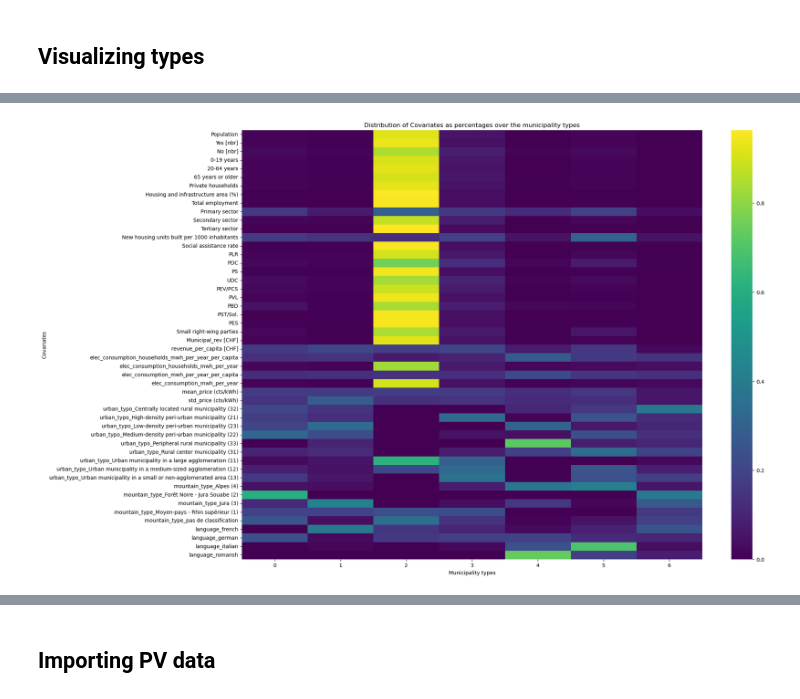
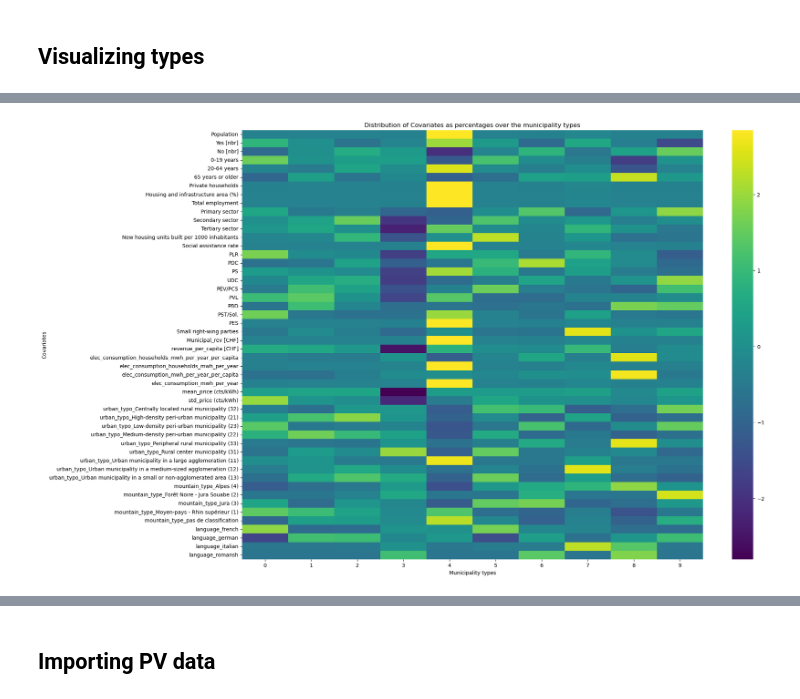
Before and after one commit to matheogodenzi/EnergyTransitionPotential, a Jupyter notebook: source/models/deep_embeddded_clustering.ipynb, the cells around one changed output, grey strips where cells are left out. Cells and saved outputs as stored; diff of their text form; code cells hidden in the pictures.

Commit message:
data that makes sense needs to adjust clusters

```diff
--- a/source/models/deep_embeddded_clustering.ipynb
+++ b/source/models/deep_embeddded_clustering.ipynb
@@ -235,7 +294,7 @@ X_tensor = torch.tensor(df.values, dtype=torch.float32)
 # Step 6: Instantiate the Autoencoder
 input_dim = df.shape[1]
 print(f"\nInput dim : {input_dim}\n")
-encoding_dim = 5 # Latent space dimension (you can change this)
+encoding_dim = 3 # Latent space dimension (you can change this)
 autoencoder = Autoencoder(input_dim, encoding_dim)
 
 # Step 7: Define loss function and optimizer
@@ -264,5 +323,7 @@ for epoch in range(epochs):
 # Step 9: Get the Encoded (Latent) Features
 X_encoded = autoencoder.encode(X_tensor).detach().numpy()
 
+np.savetxt('../../data/cleaned_data/X_encoded_simple.csv', X_encoded, delimiter=',')
+
 print("\nModel trained!")
 # %% [output]
@@ -529,7 +599,8 @@ plt.show()
 # %%
+
 # Step 9: Apply K-Means to the latent space
-num_clusters = 6  # Define the number of clusters
-kmeans = KMeans(n_clusters=num_clusters, random_state=42)
+num_clusters = 10  # Define the number of clusters
+kmeans = KMeans(n_clusters=num_clusters,  init='k-means++', n_init=10, random_state=42)
 clusters_vect = kmeans.fit_predict(X_encoded)
 
 # Step 10: Optionally, you can visualize the clusters or perform further evaluation
@@ -541,9 +612,10 @@ davies_bouldin = davies_bouldin_score(X_encoded, clusters_vect)
 print(f"Silhouette Score: {silhouette_avg:.4f}")
 print(f"Davies-Bouldin Score: {davies_bouldin:.4f}")
 
+
 # Optional Visualization
 plt.figure(figsize=(8, 6))
-plt.scatter(X_encoded[:, 4], X_encoded[:, 2], c=clusters_vect, cmap='rocket', s=50)
+plt.scatter(X_encoded[:, 2], X_encoded[:, 0], c=clusters_vect, cmap='rocket', s=20)
 plt.title("K-Means Clustering on Latent Space (Autoencoder + K-Means)")
 plt.xlabel("Latent Dimension 1")
 plt.ylabel("Latent Dimension 2")
@@ -561,7 +630,8 @@ transformed_df["type"] = clusters_vect
 # %% [markdown]
 ## Visualizing types
 # %%
-Covariates_trans_df = transformed_df.copy()
+Covariates_trans_df = scaled_processed_transformed_df.copy()
+Covariates_trans_df["type"] = clusters_vect
 Covariates_trans_df.head()
 # %% [output]
 |  | Population | Yes [nbr] | No [nbr] | 0-19 years | 20-64 years | 65 years or older | Private households | ... |
@@ -587,0 +665,7 @@ typologies_df
+# %%
+typologies_df_normalized = typologies_df.copy()
+
+for col in typologies_df_normalized.columns:
+    typologies_df_normalized[col] = (typologies_df_normalized[col]-typologies_df_normalized[col].mean())/typologies_df_normalized[col].std()
+
+typologies_df_normalized
@@ -588,16 +686,12 @@ typologies_df
 # %%
-typologies_df_normalized = typologies_df.copy()
-for col in typologies_df_normalized.columns:
-    typologies_df_normalized[col] = typologies_df_normalized[col]/typologies_df_normalized[col].sum()
-
 # Create a heatmap of the DataFrame
 plt.figure(figsize=(20, 15))
 sns.heatmap(typologies_df_normalized.T, annot=False, fmt='g', cmap='viridis', cbar=True)
 
 # Add labels and title
 plt.title("Distribution of Covariates as percentages over the municipality types")
 plt.xlabel("Municipality types")
 plt.ylabel("Covariates")
 plt.show()
 # %% [output]
-[figure, old version]
+[figure, new version]
```
Also changed, not shown: parts of 39 cells of this notebook, 1 other file.
